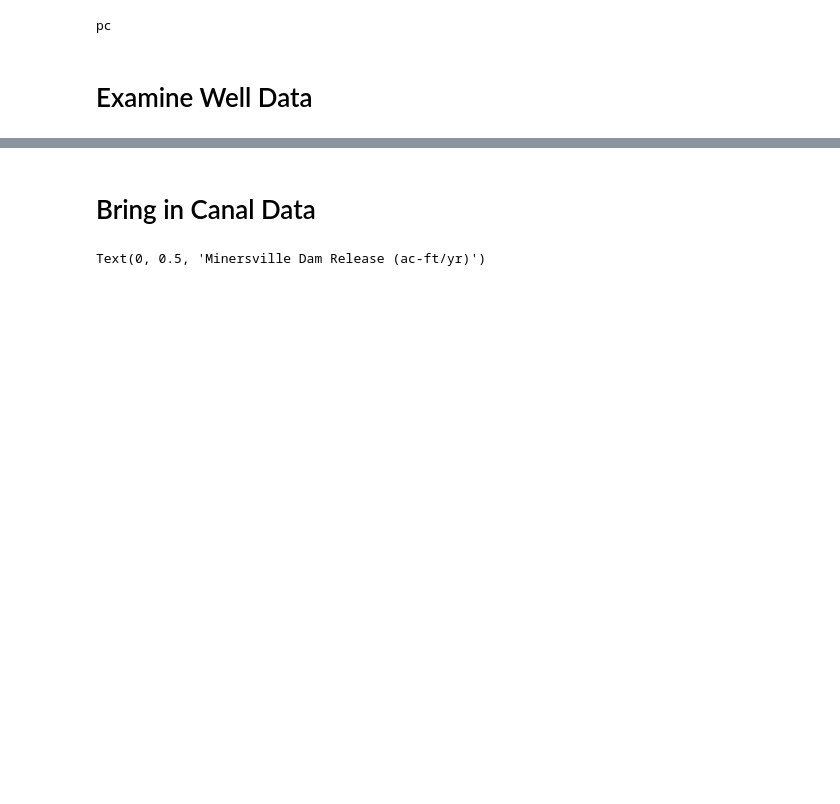
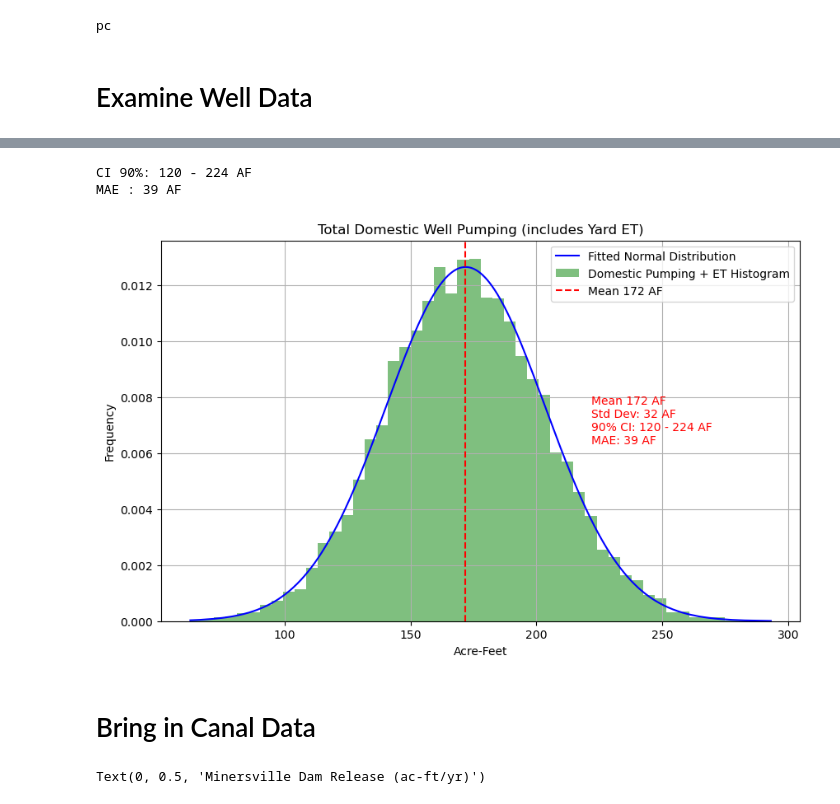
Before and after one commit to inkenbrandt/well_pump, a Jupyter notebook: 5_bayesian_pumping_estimates.ipynb, the cells around one changed output, grey strips where cells are left out. Saved outputs shown, nothing was run; the diff lists cells and outputs as text; code cells hidden in the pictures; blank space fills up the shorter version.

```diff
--- a/5_bayesian_pumping_estimates.ipynb
+++ b/5_bayesian_pumping_estimates.ipynb
@@ -69,3 +175,26 @@ wells_w_field_info.to_clipboard()
+# %%
+total_dom_pumpin = oet_yrd_dist.rvs(size=10000) + simulated_dom_amt
+total_dom_pumpin_fit = stats.norm.fit(total_dom_pumpin)
+pdf_total_dom_pumpin = stats.norm.pdf(np.sort(total_dom_pumpin), *total_dom_pumpin_fit)
+plt.figure(figsize=(10,6))
+plt.plot(np.sort(total_dom_pumpin), pdf_total_dom_pumpin, label='Fitted Normal Distribution', color='blue')
+plt.hist(total_dom_pumpin, bins=50, density=True, color='green', alpha=0.5, label='Domestic Pumping + ET Histogram')
+plt.xlabel("Acre-Feet")
+plt.ylabel("Frequency")
+plt.title("Total Domestic Well Pumping (includes Yard ET)")
+
+plt.axvline(x=total_dom_pumpin.mean(), color='red', linestyle='--', label=f'Mean {total_dom_pumpin.mean():.0f} AF')
+
+print(f"CI 90%: {np.percentile(total_dom_pumpin, 5):.0f} - {np.percentile(total_dom_pumpin, 95):.0f} AF")
+print(f"MAE : {np.std(total_dom_pumpin)*np.sqrt(np.pi/2):.0f} AF")
+plt.text(total_dom_pumpin.mean()+50, max(pdf_total_dom_pumpin)/2,
+         f'Mean {total_dom_pumpin.mean():.0f} AF\nStd Dev: {np.std(total_dom_pumpin):.0f} AF\n90% CI: {np.percentile(total_dom_pumpin, 5):.0f} - {np.percentile(total_dom_pumpin, 95):.0f} AF\nMAE: {np.std(total_dom_pumpin)*np.sqrt(np.pi/2):.0f} AF', color='red')
+plt.legend()
+plt.grid()
+# %% [output]
+CI 90%: 120 - 224 AF
+MAE : 39 AF
+[figure, added]
 # %% [markdown]
 # Bring in Canal Data
 # %%
```
Also changed, not shown: parts of 7 cells of this notebook, 3 other files.
